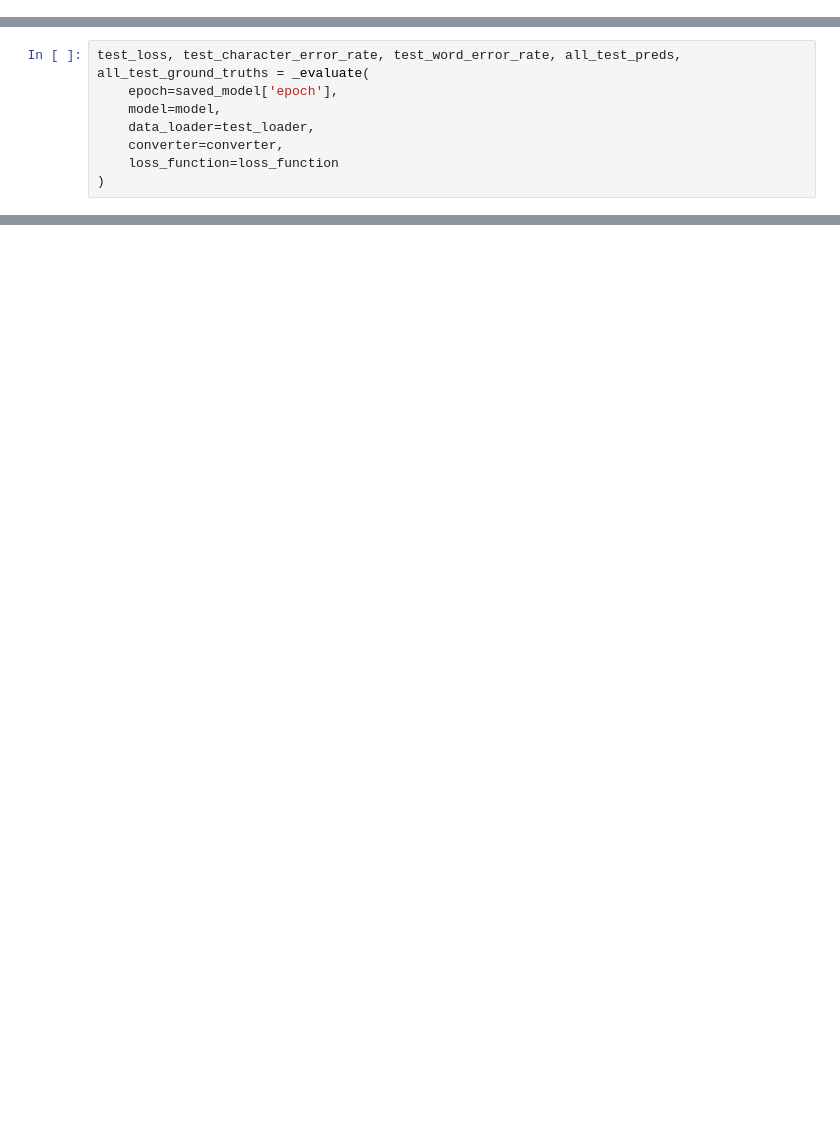
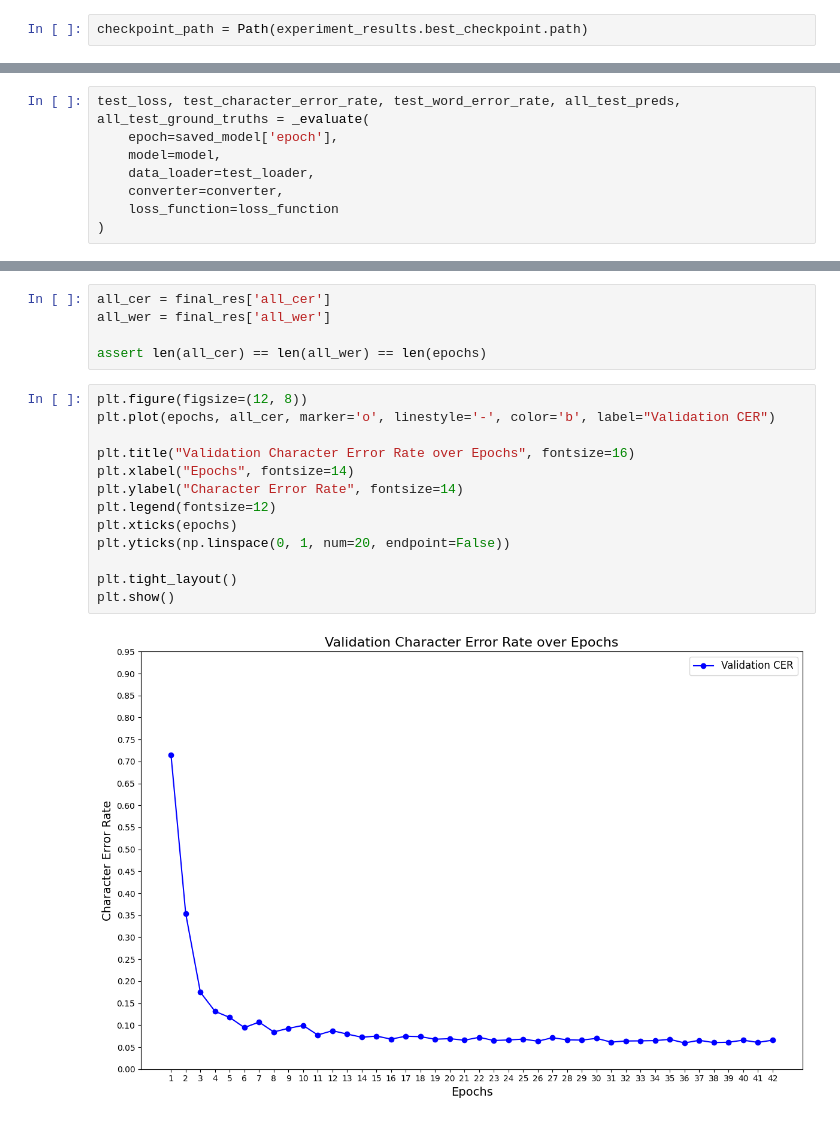
Before and after one commit to faraz-g/handwriting-recognition, a Jupyter notebook: notebooks/test_model.ipynb, the cells around one changed output, grey strips where cells are left out. Drawn from its saved outputs; the diff is of its cells as text; blank space fills up the shorter version.

```diff
--- a/notebooks/test_model.ipynb
+++ b/notebooks/test_model.ipynb
@@ -33,0 +55,2 @@ config = TrainingConfig.from_path(config_path=config_path)
+# %%
+checkpoint_path = Path(experiment_results.best_checkpoint.path)
@@ -167,0 +260,20 @@ plt.imshow(img_arr)
+# %%
+all_cer = final_res['all_cer']
+all_wer = final_res['all_wer']
+
+assert len(all_cer) == len(all_wer) == len(epochs)
+# %%
+plt.figure(figsize=(12, 8))
+plt.plot(epochs, all_cer, marker='o', linestyle='-', color='b', label="Validation CER")
+
+plt.title("Validation Character Error Rate over Epochs", fontsize=16)
+plt.xlabel("Epochs", fontsize=14)
+plt.ylabel("Character Error Rate", fontsize=14)
+plt.legend(fontsize=12)
+plt.xticks(epochs)
+plt.yticks(np.linspace(0, 1, num=20, endpoint=False))
+
+plt.tight_layout()
+plt.show()
+# %% [output]
+[figure, added]
```
Also changed, not shown: parts of 40 cells of this notebook, 2 other files.
